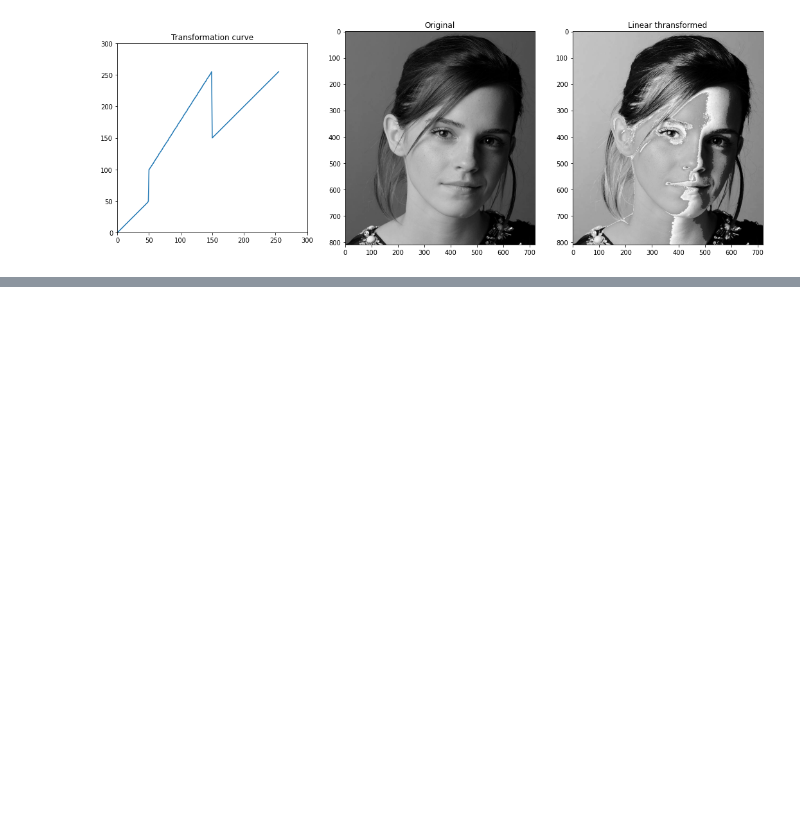
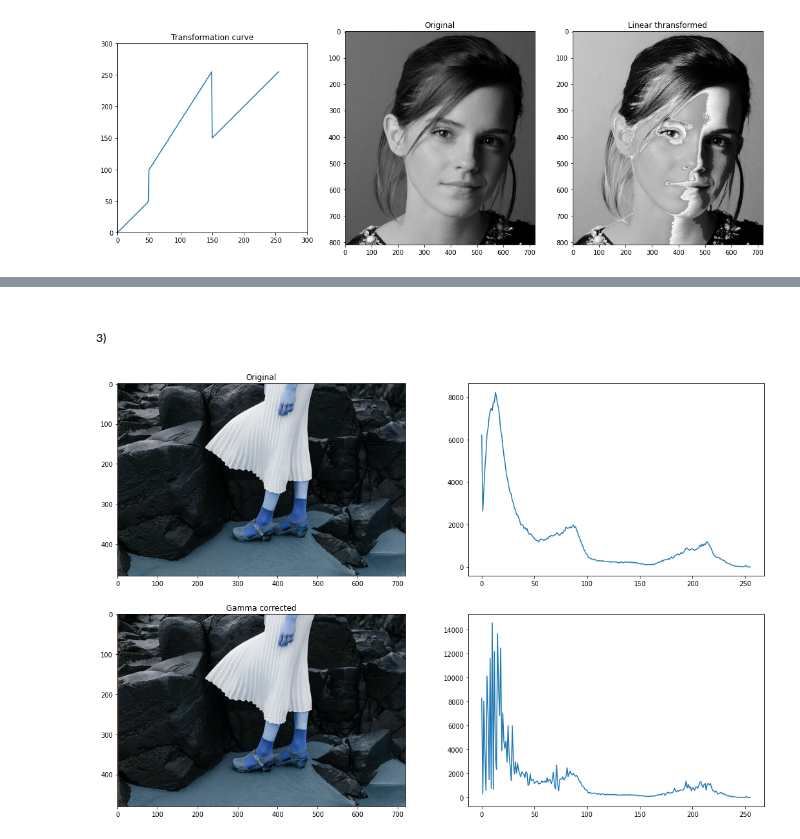
Before and after one commit to vakeesanvk/image_processing_assignment_01, a Jupyter notebook: Assignment.ipynb, the cells around one changed output, grey strips where cells are left out. Drawn from its saved outputs; the diff is of its cells as text; code cells hidden in the pictures; blank space fills up the shorter version.

```diff
--- a/Assignment.ipynb
+++ b/Assignment.ipynb
@@ -39,0 +98,35 @@ plt.show()
+# %% [markdown]
+##### 3)
+# %%
+%matplotlib inline
+import numpy as np
+import cv2 as cv
+import matplotlib.pyplot as plt
+
+img=cv.imread(r'C:\Python39\cv\assignment_01\highlights_and_shadows.jpg')
+assert img is not None
+
+gamma = 0.5
+
+lab_img=cv.cvtColor(img,cv.COLOR_BGR2Lab).astype("float32")
+lab_img[1,:,:] = lab_img[1,:,:] * gamma
+gamma_img = cv.cvtColor(lab_img.astype("uint8"),cv.COLOR_Lab2BGR)
+
+hist_i = cv.calcHist([img],[0],None,[256],[0,256])
+
+hist_g = cv.calcHist([gamma_img],[0],None, [256],[0,256])
+
+
+fig,ax=plt.subplots(2,2,figsize=(18,12))
+
+ax[0][0].imshow(cv.cvtColor(img,cv.COLOR_BGR2RGB))
+ax[0][0].set_title('Original')
+ax[0][1].plot(hist_i)
+
+ax[1][0].imshow(cv.cvtColor(gamma_img,cv.COLOR_BGR2RGB))
+ax[1][0].set_title('Gamma corrected')
+ax[1][1].plot(hist_g)
+
+plt.show()
+# %% [output]
+[figure, added]
```
Also changed, not shown: parts of 8 cells of this notebook.
